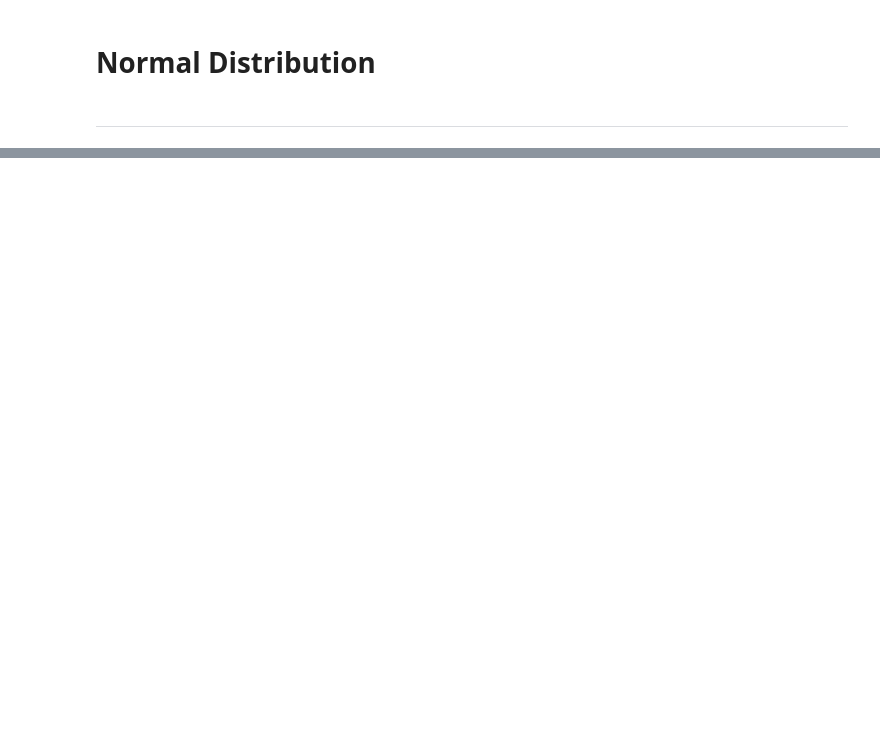
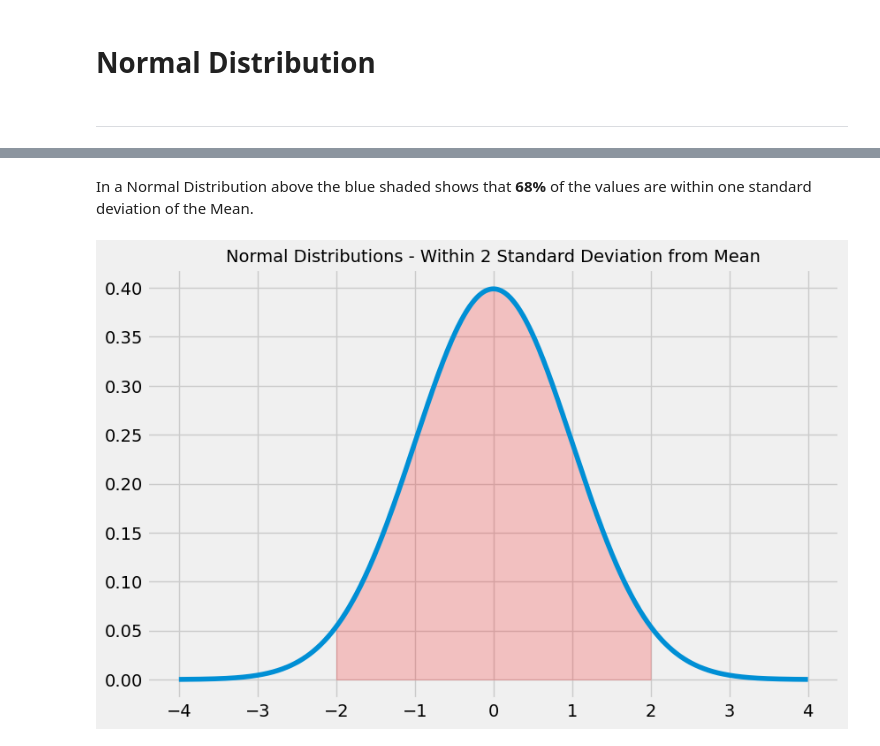
Before and after one commit to loughjo/funddata-assessment, a Jupyter notebook: normal-distribution.ipynb, the cells around one changed output, grey strips where cells are left out. Drawn from its saved outputs; the diff is of its cells as text; code cells hidden in the pictures; blank space fills up the shorter version.

```diff
--- a/normal-distribution.ipynb
+++ b/normal-distribution.ipynb
@@ -14,0 +107,19 @@ np.random.normal()
+# %% [markdown]
+In a Normal Distribution above the blue shaded shows that **68%** of the values are within one standard deviation of the Mean.
+# %%
+x = np.arange(-4, 4, 0.001)
+y = norm.pdf(x,0,1)
+
+fig, ax = plt.subplots(figsize=(9,6))
+ax.plot(x,y)
+
+#specify the region of the bell curve to fill in
+x_fill = np.arange(-2, 2, 0.001)
+y_fill = norm.pdf(x_fill,0,1)
+ax.fill_between(x_fill,y_fill,0, alpha=0.2, color='red')
+
+plt.style.use('fivethirtyeight')
+plt.title('Normal Distributions - Within 2 Standard Deviation from Mean', fontsize=14)
+plt.show()
+# %% [output]
+[figure, added]
```
Also changed, not shown: parts of 36 cells of this notebook, 2 other files.
